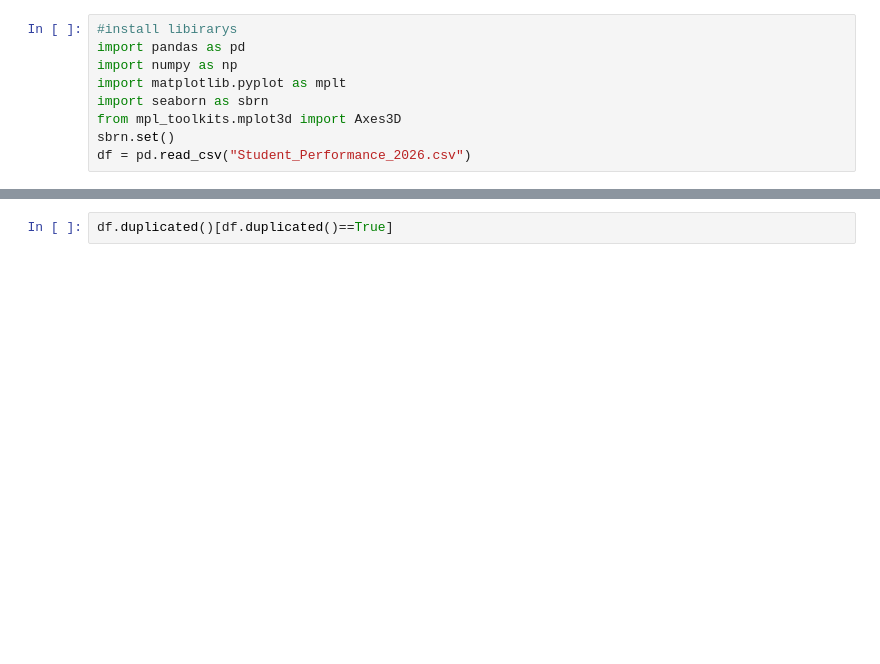
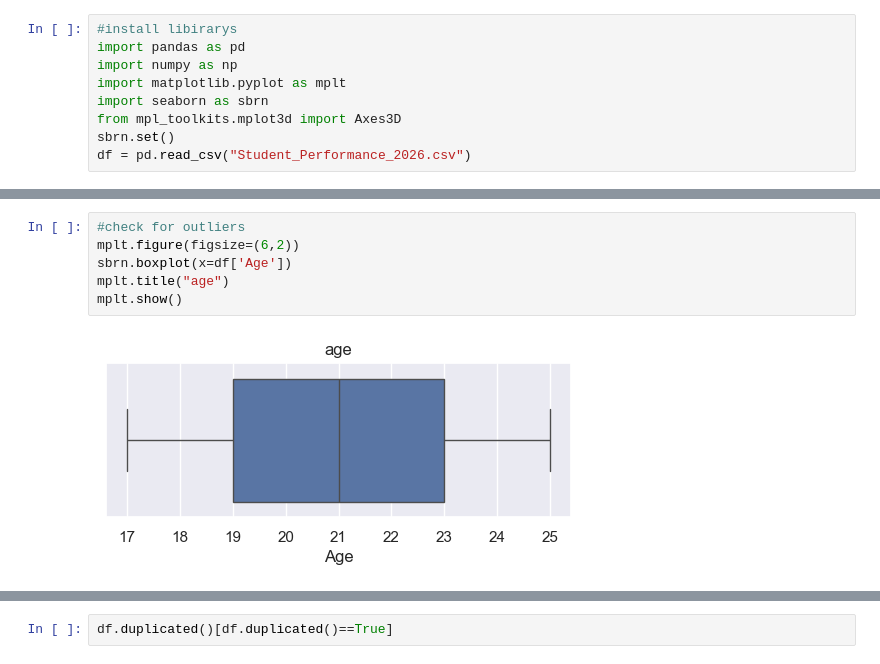
Before and after one commit to ASD-AlG/MACHINE-LEARNING-LAB, a Jupyter notebook: display.ipynb, the cells around one changed output, grey strips where cells are left out. Saved outputs shown, nothing was run; the diff lists cells and outputs as text; blank space fills up the shorter version.

```diff
--- a/display.ipynb
+++ b/display.ipynb
@@ -26 +26,9 @@ df.head(-1)
 545 rows × 12 columns
+# %%
+#check for outliers
+mplt.figure(figsize=(6,2))
+sbrn.boxplot(x=df['Age'])
+mplt.title("age")
+mplt.show()
+# %% [output]
+[figure, added]
```
Also changed, not shown: parts of 24 cells of this notebook, 1 other file.
